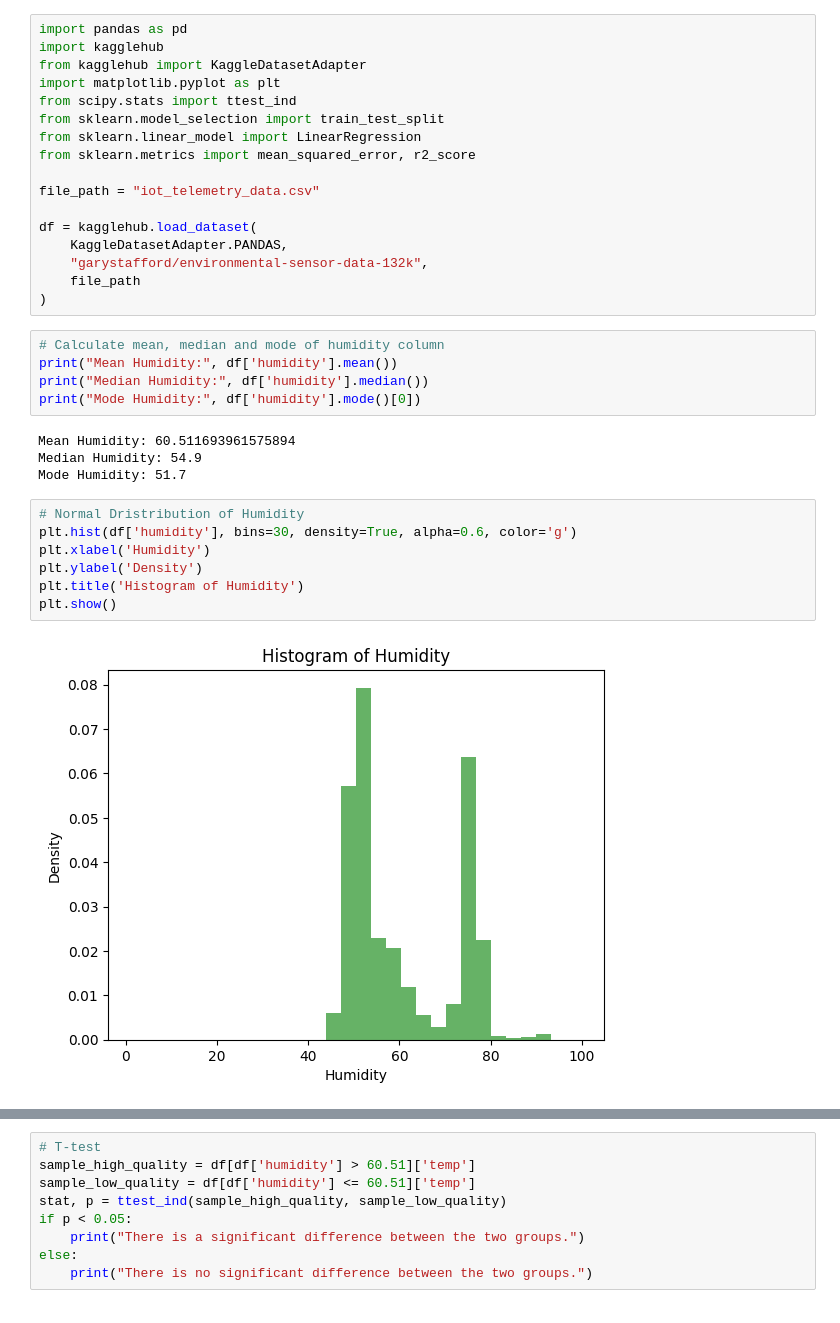
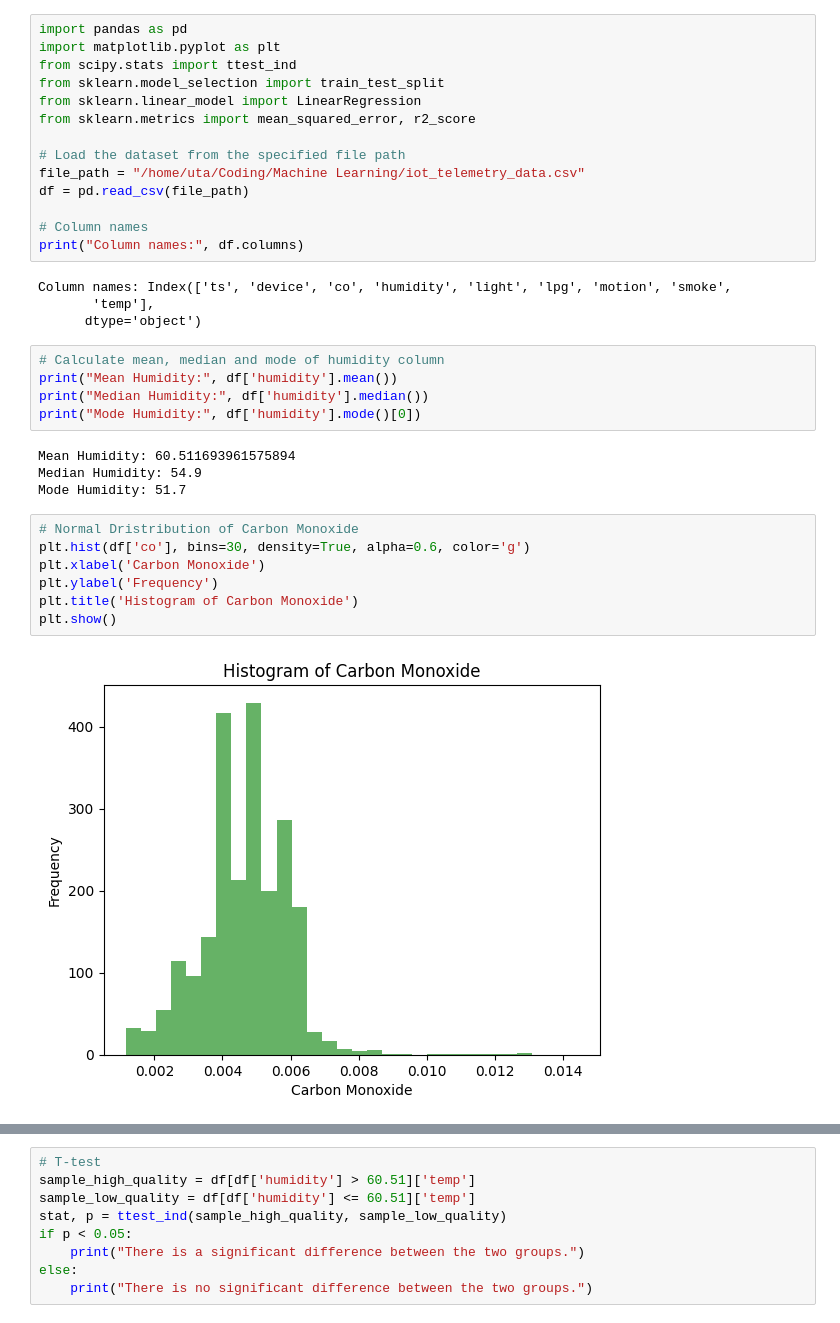
Before and after one commit to thoriqpb/Data-Analyze, a Jupyter notebook: statisticAnalyze.ipynb, the cells around one changed output, grey strips where cells are left out. Drawn from its saved outputs; the diff is of its cells as text.

```diff
--- a/statisticAnalyze.ipynb
+++ b/statisticAnalyze.ipynb
@@ -1,20 +1,21 @@
 # %%
 import pandas as pd
-import kagglehub
-from kagglehub import KaggleDatasetAdapter
 import matplotlib.pyplot as plt
 from scipy.stats import ttest_ind
 from sklearn.model_selection import train_test_split
 from sklearn.linear_model import LinearRegression
 from sklearn.metrics import mean_squared_error, r2_score
 
-file_path = "iot_telemetry_data.csv"
+# Load the dataset from the specified file path
+file_path = "/home/uta/Coding/Machine Learning/iot_telemetry_data.csv"
+df = pd.read_csv(file_path)
 
-df = kagglehub.load_dataset(
-    KaggleDatasetAdapter.PANDAS,
-    "garystafford/environmental-sensor-data-132k",
-    file_path
-)
+# Column names
+print("Column names:", df.columns)
+# %% [output]
+Column names: Index(['ts', 'device', 'co', 'humidity', 'light', 'lpg', 'motion', 'smoke',
+       'temp'],
+      dtype='object')
 # %%
 # Calculate mean, median and mode of humidity column
 print("Mean Humidity:", df['humidity'].mean())
@@ -25,13 +26,13 @@ Mean Humidity: 60.511693961575894
 Median Humidity: 54.9
 Mode Humidity: 51.7
 # %%
-# Normal Dristribution of Humidity
-plt.hist(df['humidity'], bins=30, density=True, alpha=0.6, color='g')
-plt.xlabel('Humidity')
-plt.ylabel('Density')
-plt.title('Histogram of Humidity')
+# Normal Dristribution of Carbon Monoxide
+plt.hist(df['co'], bins=30, density=True, alpha=0.6, color='g')
+plt.xlabel('Carbon Monoxide')
+plt.ylabel('Frequency')
+plt.title('Histogram of Carbon Monoxide')
 plt.show()
 # %% [output]
-[figure, old version]
+[figure, new version]
 # %%
 # Sample 100 data points from the temperature column
```
Also changed, not shown: parts of 3 cells of this notebook.
